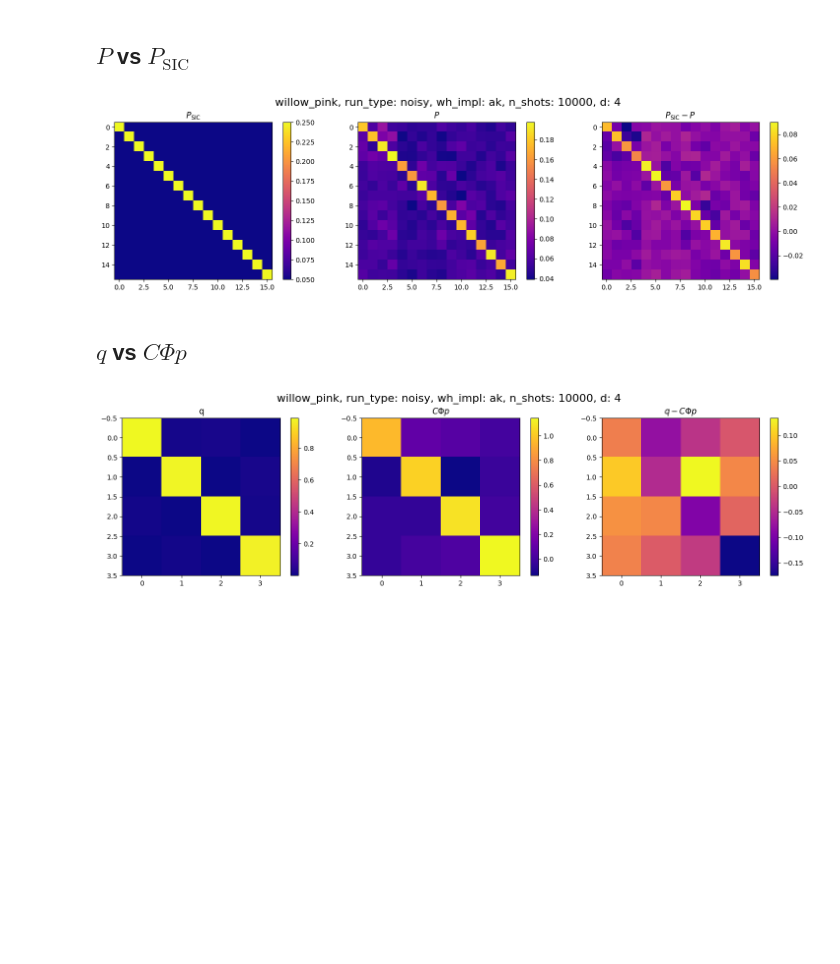
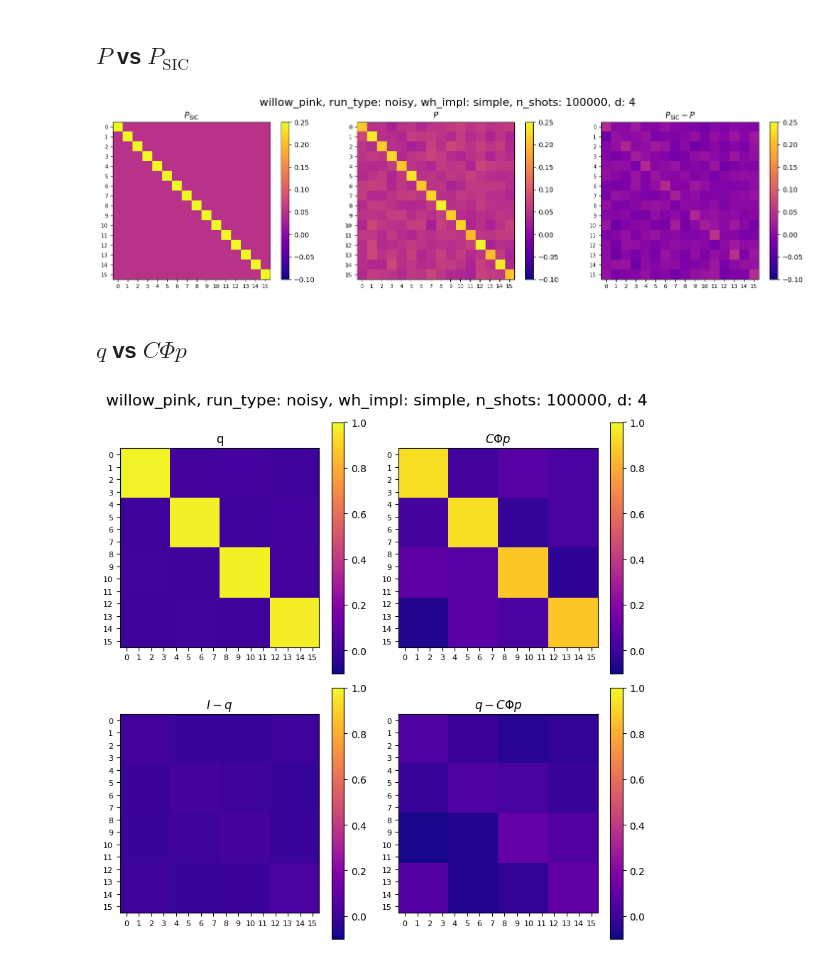
Before and after one commit to heyredhat/cirq_sic, a Jupyter notebook: cirq_sic/notebooks/SkyGroundAnalysis.ipynb, the cells around one changed output. Drawn from its saved outputs; the diff is of its cells as text; code cells hidden in the pictures; blank space fills up the shorter version.

```diff
--- a/cirq_sic/notebooks/SkyGroundAnalysis.ipynb
+++ b/cirq_sic/notebooks/SkyGroundAnalysis.ipynb
@@ -68,6 +17,7 @@ query = {"dataset_id": "9_18_25",
          "processor_id": "willow_pink",
          "d": 4}
 records = recirq.load_records(dataset_id=query["dataset_id"], base_dir=base_dir)
+n_shots_list = [1000, 5000, 10000, 20000, 50000, 100000]
 
 all_metrics = {}
 for run_type in ["clean", "noisy"]:
@@ -77,5 +27,5 @@ for run_type in ["clean", "noisy"]:
                                                         "run_type": run_type,\
                                                         "wh_implementation": wh_implementation}))\
                         for program in sky_ground_programs])
-      all_metrics[(run_type, wh_implementation)] = get_metrics(results)
+      all_metrics[(run_type, wh_implementation)] = results_to_sky_ground_metrics(results)
 # %%
@@ -125,7 +91,7 @@ query = {"dataset_id": "9_18_25",
          "processor_id": "willow_pink",
          "run_type": "noisy",
          "wh_implementation": "ak",
-         "n_shots": 10000,
+         "n_shots": 100000,
          "d": 4}
 records = recirq.load_records(dataset_id=query["dataset_id"], base_dir=base_dir)
 results = dict([(program.description,\
@@ -157,45 +124,40 @@ $\displaystyle \ |q - C \Phi p|= \ 0.298606$
 # %% [markdown]
 ## $P$ vs $P_{\text{SIC}}$
 # %%
-P_sic = SIC_P(4)
+P_sic = SIC_P(query["d"])
+n = query["d"]**2
 fig, axes = plt.subplots(1, 3, figsize=(15, 4))
-im1 = axes[0].imshow(P_sic, cmap='plasma')
-fig.colorbar(im1, ax=axes[0], label='')
-axes[0].set_title(r'$P_{\text{SIC}}$')
-
-im2 = axes[1].imshow(P, cmap='plasma')
-fig.colorbar(im2, ax=axes[1], label='')
-axes[1].set_title(r'$P$')
-
-im3 = axes[2].imshow(P_sic-P, cmap='plasma')
-fig.colorbar(im3, ax=axes[2], label='')
-axes[2].set_title(r'$P_{\text{SIC}}-P$')
-
+for ax, mat, title in zip(axes, [P_sic, P, P_sic-P], [r'$P_{\text{SIC}}$', r'$P$', r'$P_{\text{SIC}}-P$']):
+    im = ax.imshow(mat, cmap='plasma', extent=[-0.5, n-1/2, n-1/2, -0.5], vmin=-0.1, vmax=1/4)
+    ax.set_xticks(np.arange(n))
+    ax.set_yticks(np.arange(n))
+    ax.set_xticklabels([str(i) for i in range(n)], fontsize=8)
+    ax.set_yticklabels([str(i) for i in range(n)], fontsize=8)
+    ax.set_title(title)
+    fig.colorbar(im, ax=ax, label='')
 fig.suptitle(context_str, fontsize=16)
 plt.tight_layout()
 fig.savefig("img/P_%s_%s_%d.pdf" % (query["run_type"], query["wh_implementation"], query["n_shots"]), bbox_inches='tight')
 plt.show()
 # %% [output]
-[figure, old version]
+[figure, new version]
 # %% [markdown]
 ## $q$ vs $C\Phi p$
 # %%
-fig, axes = plt.subplots(1, 3, figsize=(15, 4))
-im1 = axes[0].imshow(q, cmap='plasma')
-fig.colorbar(im1, ax=axes[0], label='')
-axes[0].set_title('q')
-
-im2 = axes[1].imshow(q_, cmap='plasma')
-fig.colorbar(im2, ax=axes[1], label='')
-axes[1].set_title(r'$C\Phi p$')
-
-im3 = axes[2].imshow(q - q_, cmap='plasma')
-fig.colorbar(im3, ax=axes[2], label='')
-axes[2].set_title(r'$q - C\Phi p$')
-
+fig, axes = plt.subplots(2, 2, figsize=(8, 8))
+axes = axes.flatten()
+n = query["d"]**2
+for ax, mat, title in zip(axes, [q, q_, np.eye(query["d"]) - q, q - q_], ['q', r'$C\Phi p$', r"$I-q$", r'$q - C\Phi p$']):
+    im = ax.imshow(mat, cmap='plasma', extent=[-0.5, n-1/2, n-1/2, -0.5],  vmin=-0.1, vmax=1)
+    ax.set_xticks(np.arange(n))
+    ax.set_yticks(np.arange(n))
+    ax.set_xticklabels([str(i) for i in range(n)], fontsize=8)
+    ax.set_yticklabels([str(i) for i in range(n)], fontsize=8)
+    ax.set_title(title)
+    fig.colorbar(im, ax=ax, label='')
 fig.suptitle(context_str, fontsize=16)
 plt.tight_layout()
 fig.savefig("img/q_%s_%s_%d.pdf" % (query["run_type"], query["wh_implementation"], query["n_shots"]), bbox_inches='tight')
 plt.show()
 # %% [output]
-[figure, old version]
+[figure, new version]
```
Also changed, not shown: parts of 5 cells of this notebook, 52 other files.
